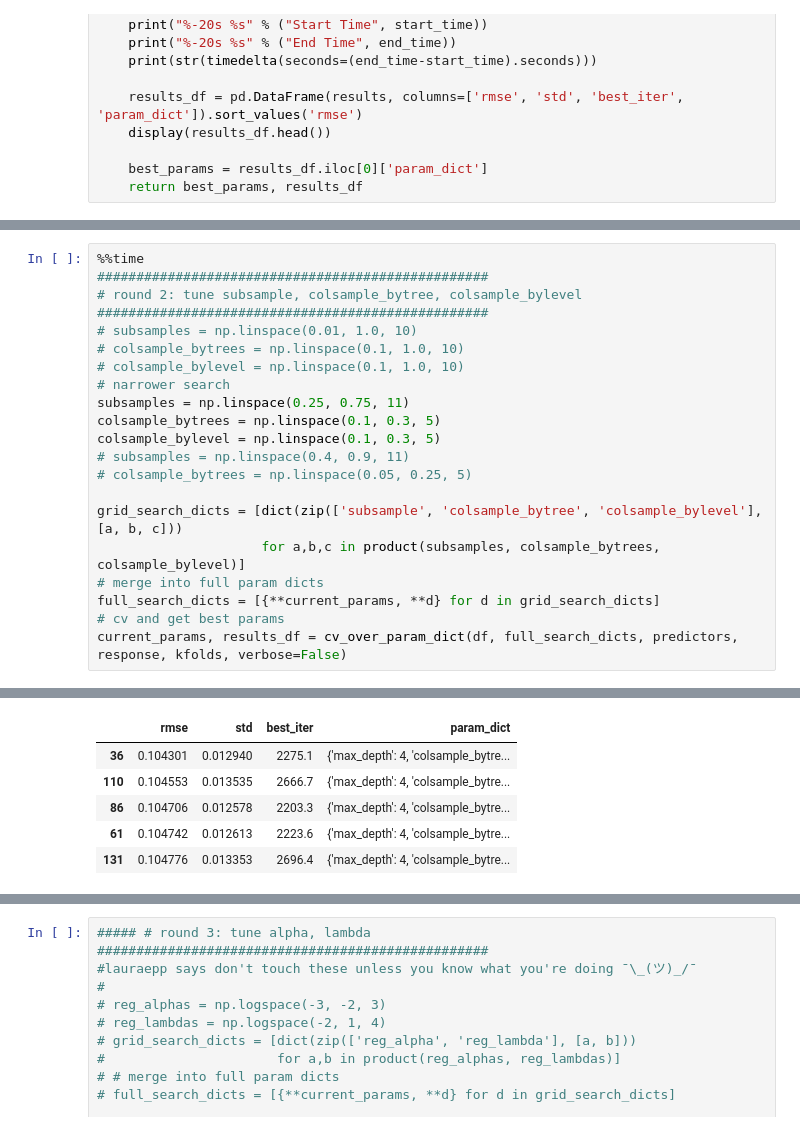
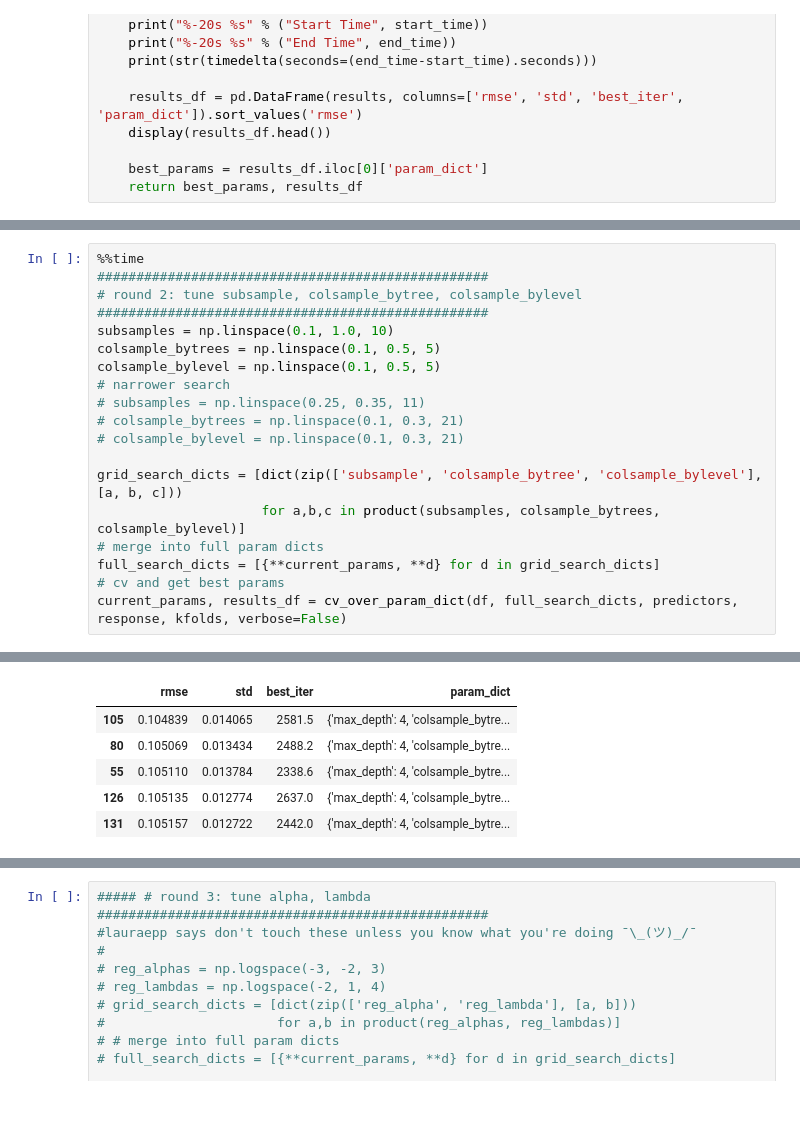
Before and after one commit to druce/iowa, a Jupyter notebook: hyperparameter_optimization.ipynb, the cells around one changed output, grey strips where cells are left out. Cells and saved outputs as stored; diff of their text form.

```diff
--- a/hyperparameter_optimization.ipynb
+++ b/hyperparameter_optimization.ipynb
@@ -793,15 +771,13 @@ Wall time: 3min 25s
 ##################################################
 # round 2: tune subsample, colsample_bytree, colsample_bylevel
 ##################################################
-# subsamples = np.linspace(0.01, 1.0, 10)
-# colsample_bytrees = np.linspace(0.1, 1.0, 10)
-# colsample_bylevel = np.linspace(0.1, 1.0, 10)
+subsamples = np.linspace(0.1, 1.0, 10)
+colsample_bytrees = np.linspace(0.1, 0.5, 5)
+colsample_bylevel = np.linspace(0.1, 0.5, 5)
 # narrower search
-subsamples = np.linspace(0.25, 0.75, 11)
-colsample_bytrees = np.linspace(0.1, 0.3, 5)
-colsample_bylevel = np.linspace(0.1, 0.3, 5)
-# subsamples = np.linspace(0.4, 0.9, 11)
-# colsample_bytrees = np.linspace(0.05, 0.25, 5)
+# subsamples = np.linspace(0.25, 0.35, 11)
+# colsample_bytrees = np.linspace(0.1, 0.3, 21)
+# colsample_bylevel = np.linspace(0.1, 0.3, 21)
 
 grid_search_dicts = [dict(zip(['subsample', 'colsample_bytree', 'colsample_bylevel'], [a, b, c]))
                      for a,b,c in product(subsamples, colsample_bytrees, colsample_bylevel)]
@@ -830,6 +806,6 @@ End Time             2020-10-18 12:42:27.807191
 |  | rmse | std | best_iter | param_dict |
-| 36 | 0.104301 | 0.012940 | 2275.1 | {'max_depth': 4, 'colsample_bytre... |
-| 110 | 0.104553 | 0.013535 | 2666.7 | {'max_depth': 4, 'colsample_bytre... |
-| 86 | 0.104706 | 0.012578 | 2203.3 | {'max_depth': 4, 'colsample_bytre... |
-| 61 | 0.104742 | 0.012613 | 2223.6 | {'max_depth': 4, 'colsample_bytre... |
-| 131 | 0.104776 | 0.013353 | 2696.4 | {'max_depth': 4, 'colsample_bytre... |
+| 105 | 0.104839 | 0.014065 | 2581.5 | {'max_depth': 4, 'colsample_bytre... |
+| 80 | 0.105069 | 0.013434 | 2488.2 | {'max_depth': 4, 'colsample_bytre... |
+| 55 | 0.105110 | 0.013784 | 2338.6 | {'max_depth': 4, 'colsample_bytre... |
+| 126 | 0.105135 | 0.012774 | 2637.0 | {'max_depth': 4, 'colsample_bytre... |
+| 131 | 0.105157 | 0.012722 | 2442.0 | {'max_depth': 4, 'colsample_bytre... |
```
Also changed, not shown: parts of 31 cells of this notebook.
